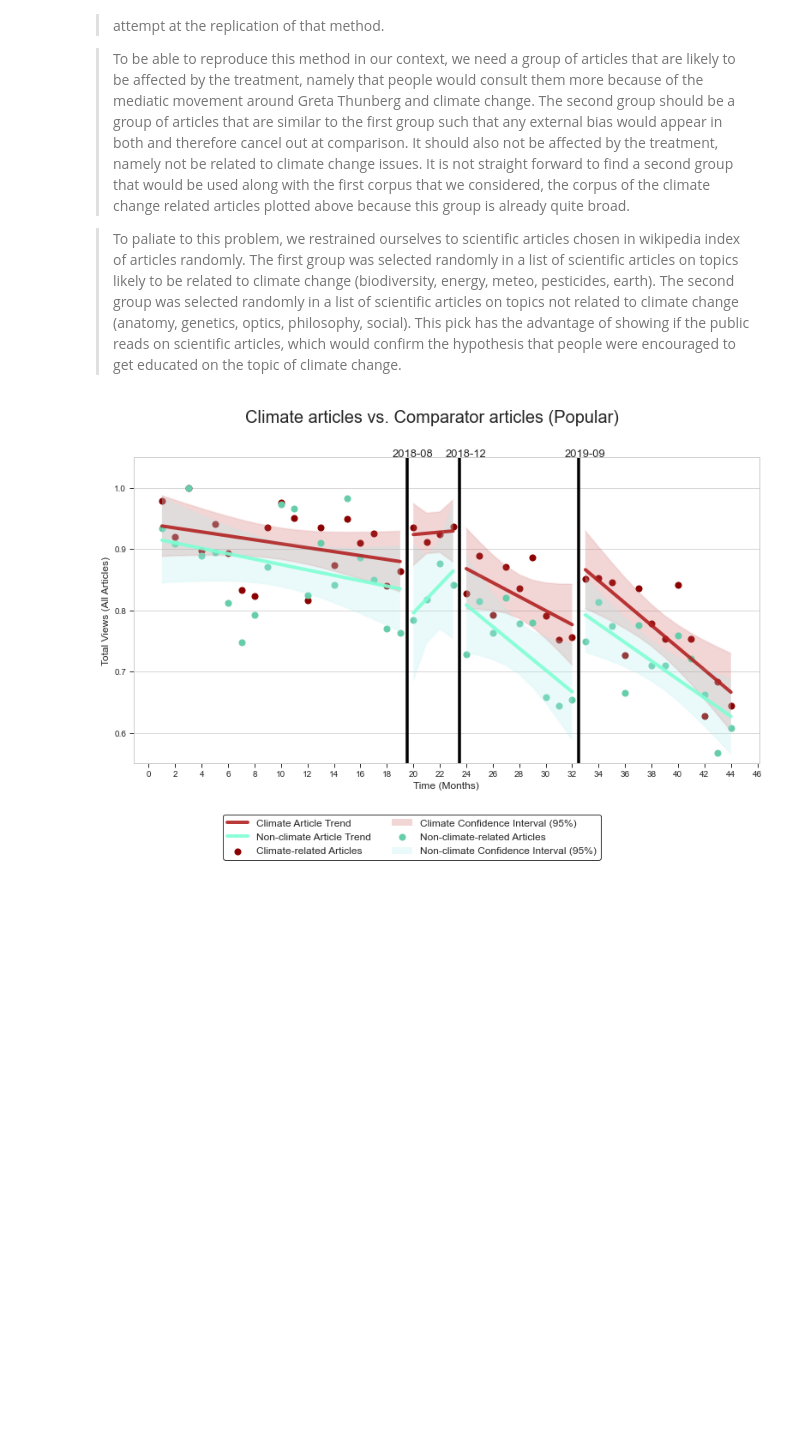
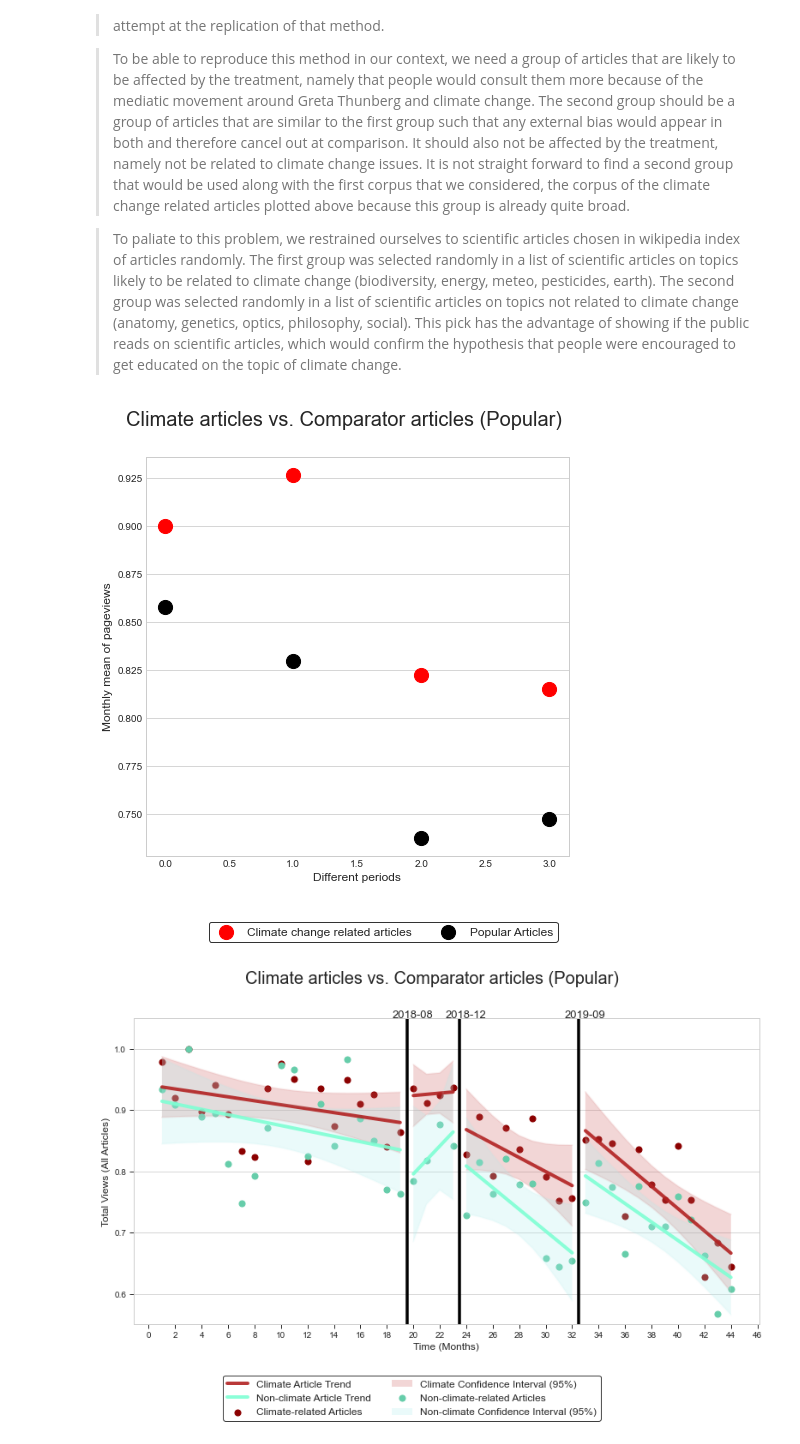
Before and after one commit to epfl-ada/ada-2020-project-milestone-p3-p3_tadaa, a Jupyter notebook: creative_extension.ipynb, the cells around one changed output. Cells and saved outputs as stored; diff of their text form; code cells hidden in the pictures; blank space fills up the shorter version.

```diff
--- a/creative_extension.ipynb
+++ b/creative_extension.ipynb
@@ -180,0 +183,23 @@ INTERVALS2 =[["2017-01","2018-07"],["2018-08","2018-11"],["2018-12","2019-08"],[
+# %%
+# Compute the mean view count per months for the different periods
+def periods_avg(df, intervals) :
+    monthly_mean = pd.DataFrame(data={'monthly_mean': [0] * len(INTERVALS)})
+    count=0
+
+    for interval in intervals :
+        sub_df=df.loc[interval[0]:interval[1]]
+        mean=sub_df['pageviews'].mean()
+        monthly_mean.loc[count, 'monthly_mean'] = mean
+        count=count+1
+
+    return monthly_mean
+
+
+
+art_cc_monthly_mean = periods_avg(art_cc_agg, INTERVALS)
+art_control_monthly_mean = periods_avg(art_control_agg, INTERVALS)
+
+sci_art_cc_monthly_mean = periods_avg(sci_art_cc_agg, INTERVALS)
+sci_art_control_monthly_mean = periods_avg(sci_art_control_agg, INTERVALS)
+
+art_control_monthly_mean
@@ -424,6 +514,18 @@ plot_comparator(dfs=dfs, lin_reg_res=regs, params=params)
 > To be able to reproduce this method in our context, we need a group of articles that are likely to be affected by the treatment, namely that people would consult them more because of the mediatic movement around Greta Thunberg and climate change. The second group should be a group of articles that are similar to the first group such that any external bias would appear in both and therefore cancel out at comparison. It should also not be affected by the treatment, namely not be related to climate change issues. It is not straight forward to find a second group that would be used along with the first corpus that we considered, the corpus of the climate change related articles plotted above because this group is already quite broad.
 
 > To paliate to this problem, we restrained ourselves to scientific articles chosen in wikipedia index of articles randomly. The first group was selected randomly in a list of scientific articles on topics likely to be related to climate change (biodiversity, energy, meteo, pesticides, earth). The second group was selected randomly in a list of scientific articles on topics not related to climate change (anatomy, genetics, optics, philosophy, social). This pick has the advantage of showing if the public reads on scientific articles, which would confirm the hypothesis that people were encouraged to get educated on the topic of climate change.
+# %%
+params={
+    "title" : "Climate articles vs. Comparator articles (Popular)",
+    "xlabel" : "Different periods",
+    "ylabel" : "Monthly mean of pageviews",
+    "filename" : "climate_vs_comparator2.png",
+    "intervals" : INTERVALS
+}
+dfs=(sci_art_cc_monthly_mean, sci_art_control_monthly_mean)
+plot_means(dfs=dfs, params=params)
+# %% [output]
+[figure, added]
 # %%
 #Use the function for science articles
 params={
```
Also changed, not shown: parts of 8 cells of this notebook, 1 other file.
